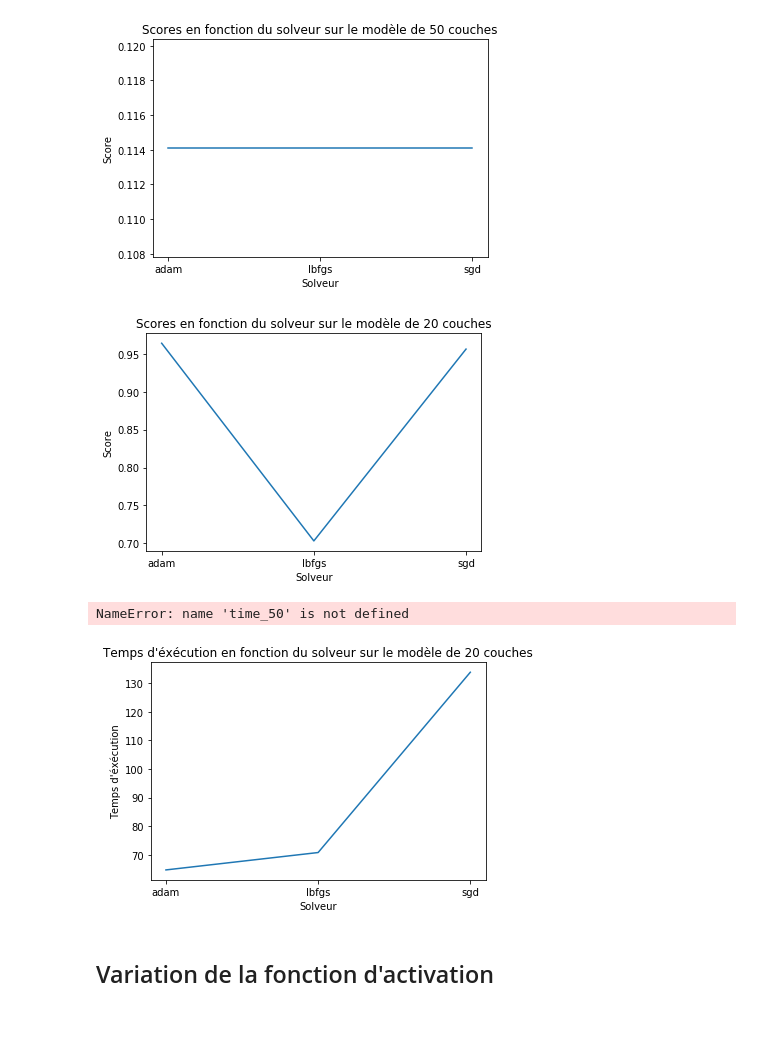
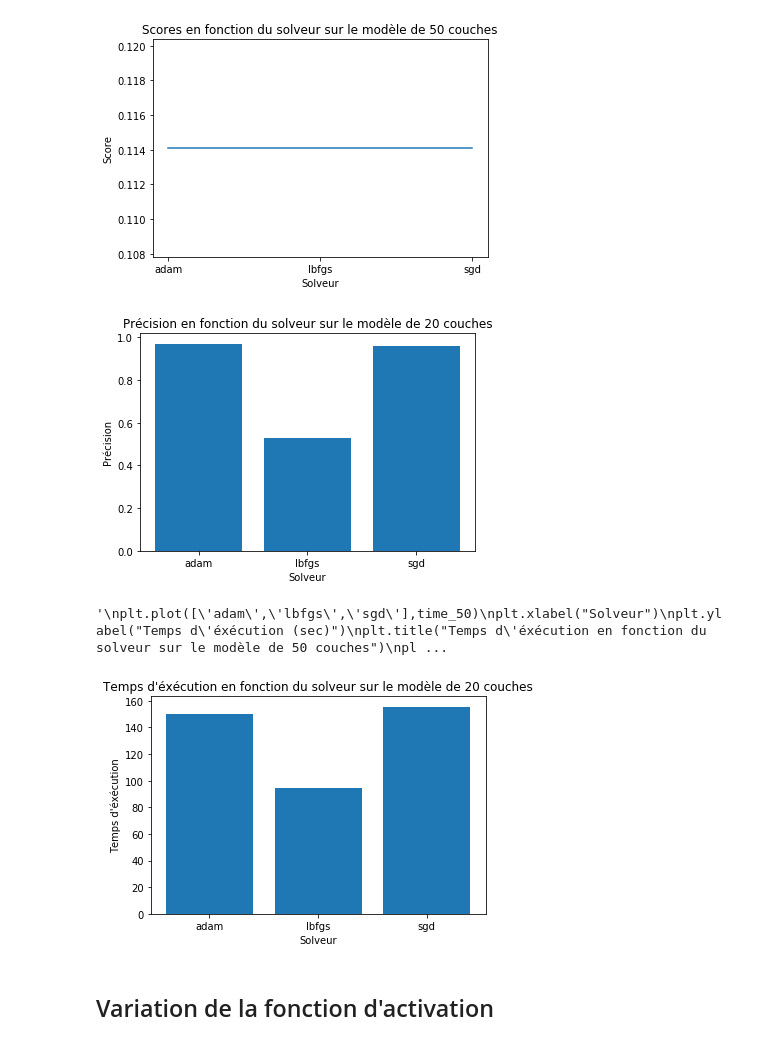
Before and after one commit to QuentinG66/apprentissage_tps, a Jupyter notebook: TP2.ipynb, the cells around one changed output. Drawn from its saved outputs; the diff is of its cells as text; code cells hidden in the pictures.

```diff
--- a/TP2.ipynb
+++ b/TP2.ipynb
@@ -207,31 +207,31 @@ plt.show()
 [figure]
 # %%
 liste_score20 = [mlp_20ad.score(xtest,ytest),mlp_20lb.score(xtest,ytest),mlp_20sgd.score(xtest,ytest)]
-plt.plot(['adam','lbfgs','sgd'],liste_score20)
+plt.bar(['adam','lbfgs','sgd'],liste_score20)
 plt.xlabel("Solveur")
 plt.ylabel("Précision")
 plt.title("Précision en fonction du solveur sur le modèle de 20 couches")
 plt.show()
 # %% [output]
-[figure, old version]
+[figure, new version]
 # %%
-
+"""
 plt.plot(['adam','lbfgs','sgd'],time_50)
 plt.xlabel("Solveur")
 plt.ylabel("Temps d'éxécution (sec)")
 plt.title("Temps d'éxécution en fonction du solveur sur le modèle de 50 couches")
-plt.show()
+plt.show()"""
 # %% [output]
-NameError: name 'time_50' is not defined
+'\nplt.plot([\'adam\',\'lbfgs\',\'sgd\'],time_50)\nplt.xlabel("Solveur")\nplt.ylabel("Temps d\'éxécution (sec)")\nplt.title("Temps d\'éxécution en fonction du solveur sur le modèle de 50 couches")\npl ...
 # %%
 
-plt.plot(['adam','lbfgs','sgd'],time_20)
+plt.bar(['adam','lbfgs','sgd'],time_20)
 plt.xlabel("Solveur")
 plt.ylabel("Temps d'éxécution")
 plt.title("Temps d'éxécution en fonction du solveur sur le modèle de 20 couches")
 plt.show()
 # %% [output]
-[figure, old version]
+[figure, new version]
 # %% [markdown]
 ## Variation de la fonction d'activation
 # %%
```
Also changed, not shown: parts of 4 cells of this notebook.
